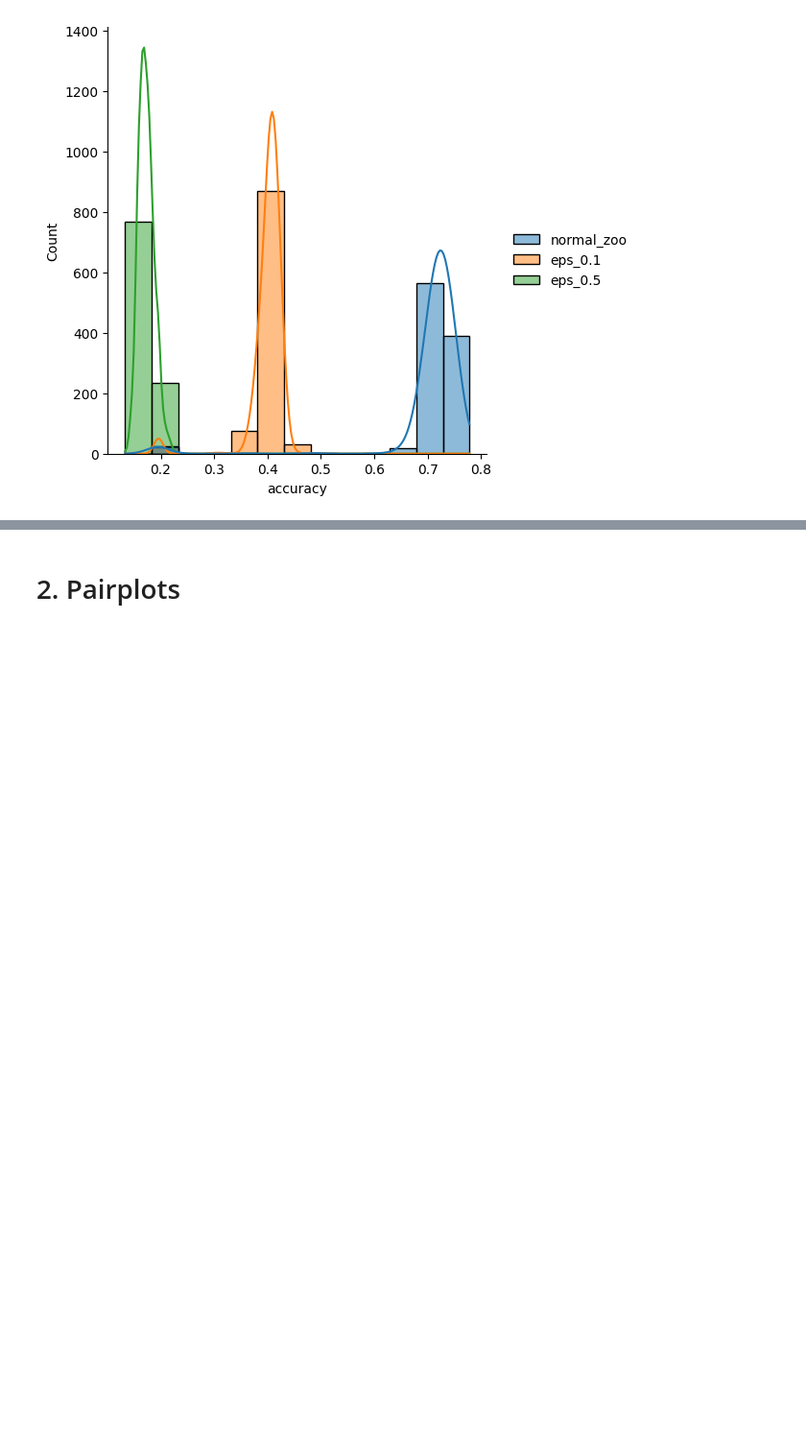
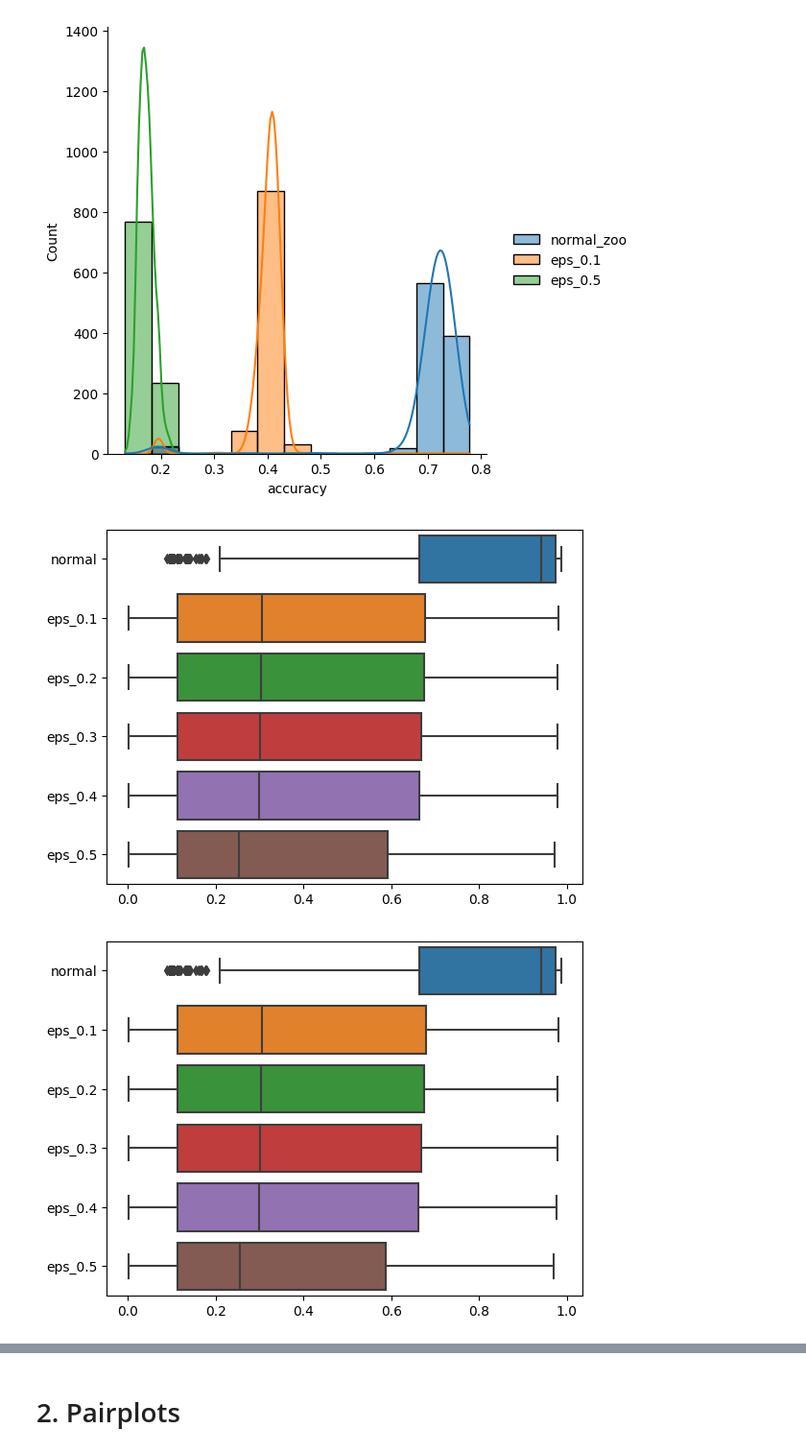
Before and after one commit to julius-lautz/model_robustness, a Jupyter notebook: src/model_robustness/attacks/plots.ipynb, the cells around one changed output, grey strips where cells are left out. Shown at 96% size. Drawn from its saved outputs; the diff is of its cells as text; code cells hidden in the pictures; blank space fills up the shorter version.

Commit message:
added boxplots

```diff
--- a/src/model_robustness/attacks/plots.ipynb
+++ b/src/model_robustness/attacks/plots.ipynb
@@ -74,7 +81,7 @@ len(both_results)
 mnist_df = df[df["dataset"] == "MNIST"]
 mnist_df = mnist_df[mnist_df["attack"] == "PGD"]
 mnist_df = mnist_df[mnist_df.setup == "seed"]
-mnist_df = mnist_df[mnist_df["eps"] == 0.5]
+mnist_df = mnist_df[mnist_df["eps"] == 0.1]
 small_df = mnist_df[mnist_df["name"].isin(path_list)].reset_index(drop=True)
 small_df.sort_values(by="name", key=lambda column:column.map(lambda e: path_list.index(e)), inplace=True)
 small_df = small_df.reset_index(drop=True)
@@ -108,3 +131,57 @@ plt.xlabel("accuracy")
 plt.show()
 # %% [output]
 [figure]
+# %%
+ROOT = Path("")
+
+# Define parameters
+datasets = ["MNIST", "CIFAR10", "SVHN"]
+attacks = ["PGD", "FGSM"]
+setups = ["hyp-10-f", "hyp-10-r", "seed"]
+eps = [.1, .2, .3, .4, .5]
+
+# Define paths
+result_root = ROOT.joinpath("/netscratch2/jlautz/model_robustness/src/model_robustness/plots")
+zoo_root = ROOT.joinpath("/ds2/model_zoos/zoos_v2/")
+df = pd.read_csv("/netscratch2/jlautz/model_robustness/src/model_robustness/data/all_results.csv")
+
+def get_names_for_path(dataset, setup):
+
+    if setup == "hyp-10-r":
+        abbreviated = "hyp_rand"
+    elif setup == "hyp-10-f":
+        abbreviated = "hyp_fix"
+    else:
+        abbreviated = "seed"
+
+    if dataset == "CIFAR10":
+        p = f"large/analysis_data_{abbreviated}.pt"
+    else:
+        p = f"analysis_data_{abbreviated}.pt"
+
+    return p
+
+
+# Big Loop
+for ds in datasets:
+    for setup in setups:
+        for attack in attacks:
+
+            aux_df = df[(df.dataset == ds) & (df.attack == attack) & (df.setup == setup)]
+            both_results = pd.DataFrame()
+
+            for i, e in enumerate(eps):
+
+                eps_df = aux_df[aux_df.eps == e].sort_values(by="name").reset_index(drop=True)
+
+                both_results["normal"] = eps_df["old_acc"]
+                both_results[f"eps_{e}"] = eps_df["new_acc"]
+
+            sns.boxplot(both_results, orient="h")
+            plt.show()
+
+
+    break
+# %% [output]
+[figure, added]
+[figure, added]
```
Also changed, not shown: parts of 7 cells of this notebook, 20 other files.
